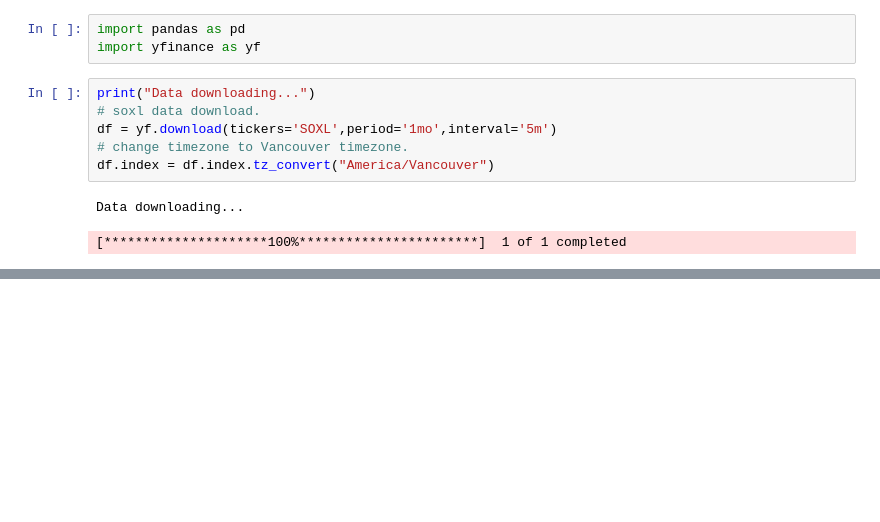
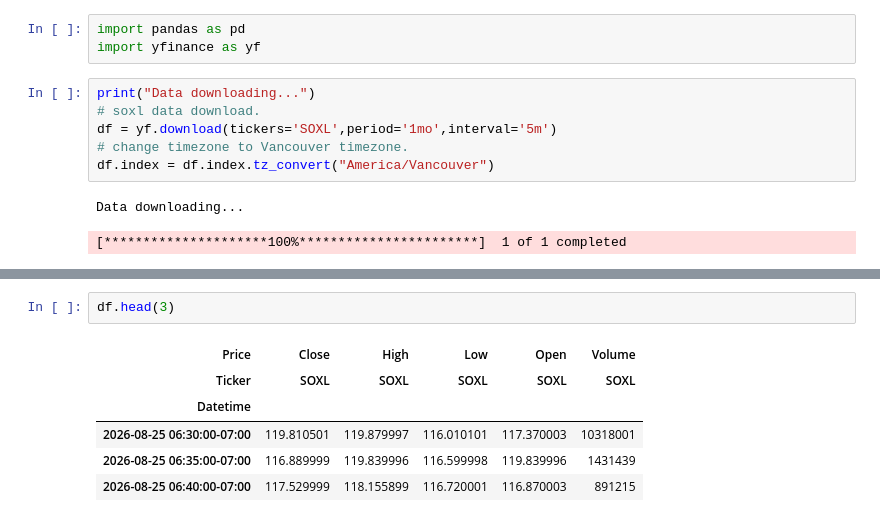
Before and after one commit to h2woobin/SOXL_60day_5min_pattern_analysis, a Jupyter notebook: new_soxl.ipynb, the cells around one changed output, grey strips where cells are left out. Cells and saved outputs as stored; diff of their text form; blank space fills up the shorter version.

```diff
--- a/new_soxl.ipynb
+++ b/new_soxl.ipynb
@@ -142,0 +143,9 @@ plt.show()
+# %%
+df.head(3)
+# %% [output]
+| Price | Close | High | Low | Open | Volume |
+| Ticker | SOXL | SOXL | SOXL | SOXL | SOXL |
+| Datetime |  |  |  |  |  |
+| 2026-08-25 06:30:00-07:00 | 119.810501 | 119.879997 | 116.010101 | 117.370003 | 10318001 |
+| 2026-08-25 06:35:00-07:00 | 116.889999 | 119.839996 | 116.599998 | 119.839996 | 1431439 |
+| 2026-08-25 06:40:00-07:00 | 117.529999 | 118.155899 | 116.720001 | 116.870003 | 891215 |
```
Also changed, not shown: parts of 6 cells of this notebook, 1 other file.
